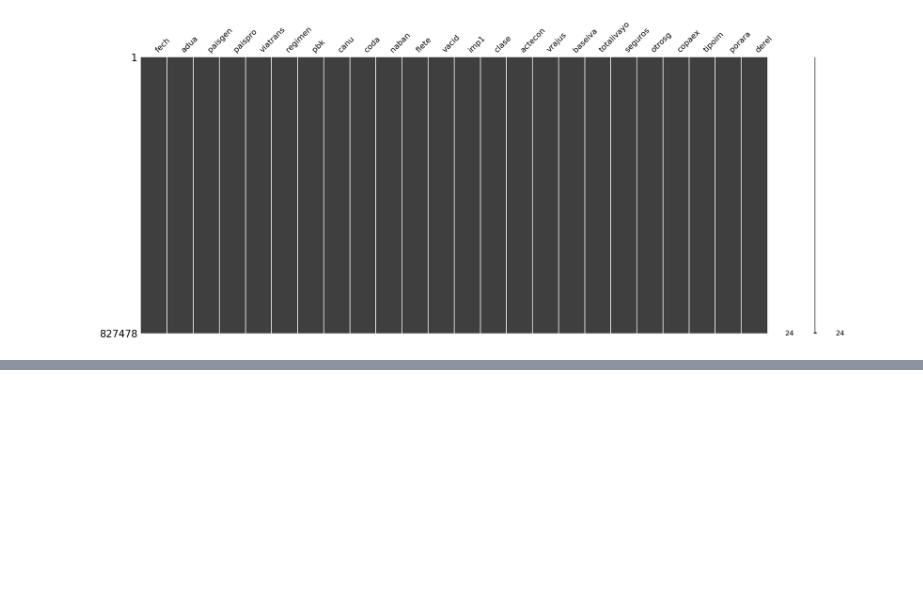
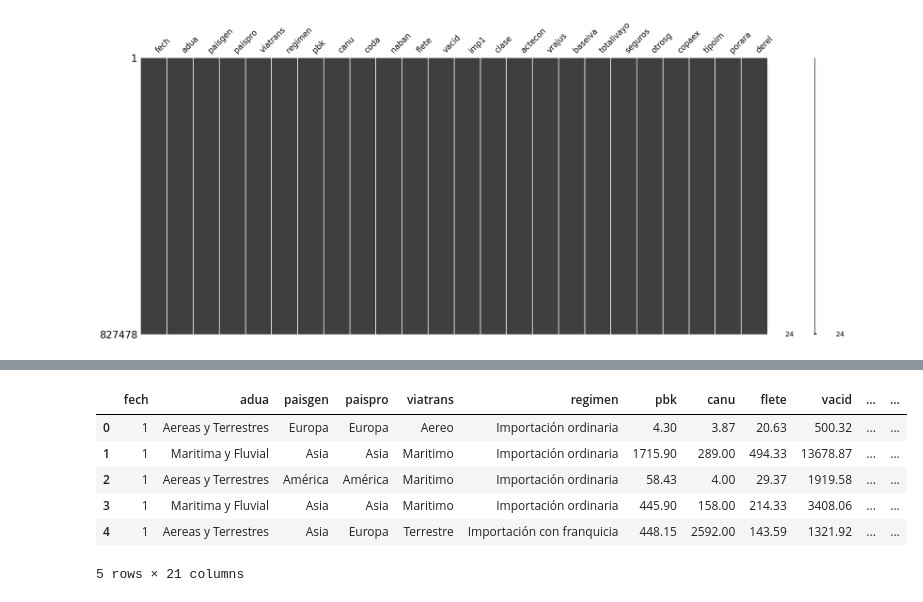
Before and after one commit to erramirezc1/MIAD-DDSA-Proyecto, a Jupyter notebook: notebooks/proyecto_despliegue_soluciones.ipynb, the cells around one changed output, grey strips where cells are left out. Cells and saved outputs as stored; diff of their text form; code cells hidden in the pictures; blank space fills up the shorter version.

```diff
--- a/notebooks/proyecto_despliegue_soluciones.ipynb
+++ b/notebooks/proyecto_despliegue_soluciones.ipynb
@@ -426,0 +981,26 @@ msno.matrix(dfimp24)
+# %%
+dfimp24['trimestre'] = np.select(
+    [
+        dfimp24['fech'].between(1, 3),   # Trimestre 1
+        dfimp24['fech'].between(4, 6),   # Trimestre 2
+        dfimp24['fech'].between(7, 9),   # Trimestre 3
+        dfimp24['fech'].between(10, 12)  # Trimestre 4
+    ],
+    [1, 2, 3, 4]  # Asigna los valores de trimestre
+)
+# %%
+df_copy = dfimp24.copy()
+df_copy.drop(columns='naban', inplace=True) # Posición aranceralia
+df_copy.drop(columns='coda', inplace=True) # Medida de la mercancia
+df_copy.drop(columns='actecon', inplace=True) # Actividad economica solo tiene valores 0 y 5121
+df_copy.drop(columns='imp1', inplace=True)
+# %%
+df_copy.head()
+# %% [output]
+|  | fech | adua | paisgen | paispro | viatrans | regimen | pbk | canu | flete | vacid | ... | ... |
+| 0 | 1 | Aereas y Terrestres | Europa | Europa | Aereo | Importación ordinaria | 4.30 | 3.87 | 20.63 | 500.32 | ... | ... |
+| 1 | 1 | Maritima y Fluvial | Asia | Asia | Maritimo | Importación ordinaria | 1715.90 | 289.00 | 494.33 | 13678.87 | ... | ... |
+| 2 | 1 | Aereas y Terrestres | América | América | Maritimo | Importación ordinaria | 58.43 | 4.00 | 29.37 | 1919.58 | ... | ... |
+| 3 | 1 | Maritima y Fluvial | Asia | Asia | Maritimo | Importación ordinaria | 445.90 | 158.00 | 214.33 | 3408.06 | ... | ... |
+| 4 | 1 | Aereas y Terrestres | Asia | Europa | Terrestre | Importación con franquicia | 448.15 | 2592.00 | 143.59 | 1321.92 | ... | ... |
+5 rows × 21 columns
```
Also changed, not shown: parts of 17 cells of this notebook.
